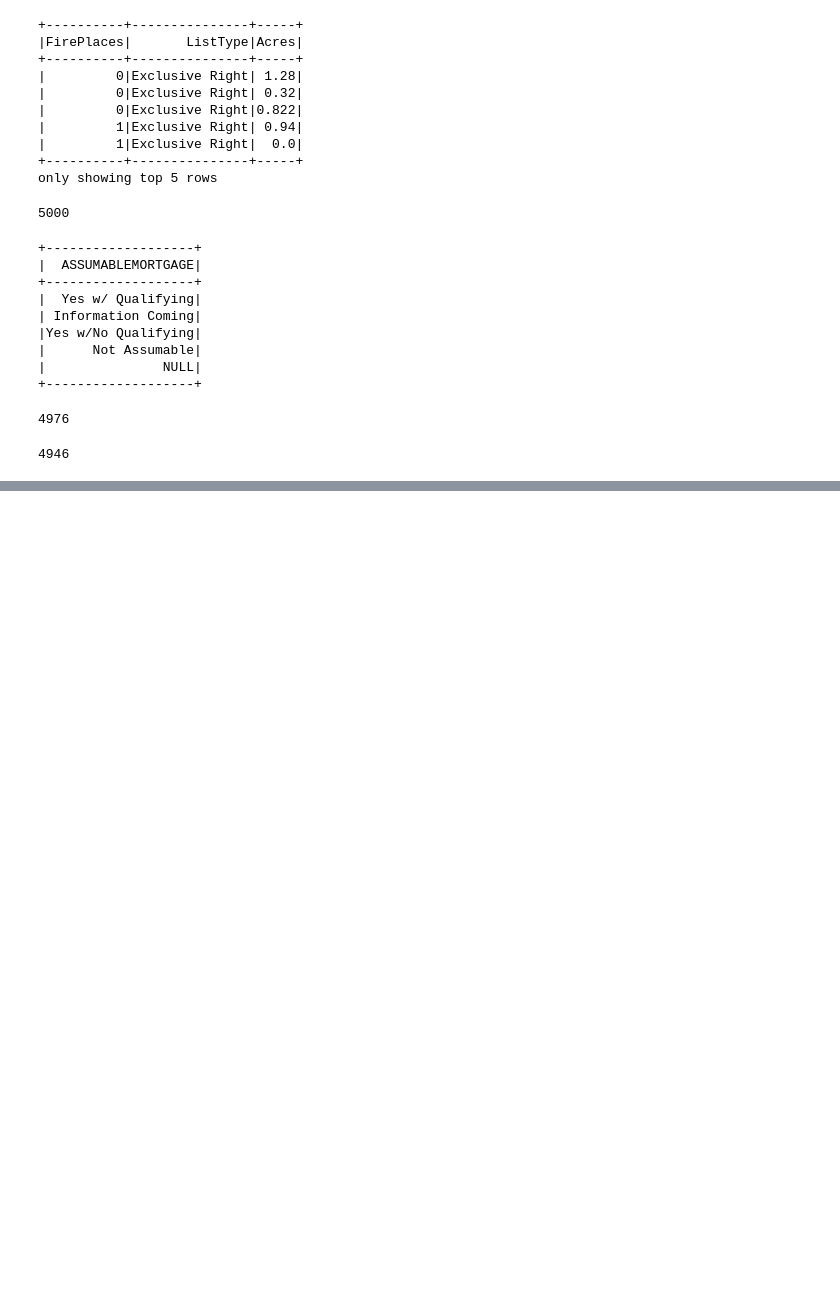
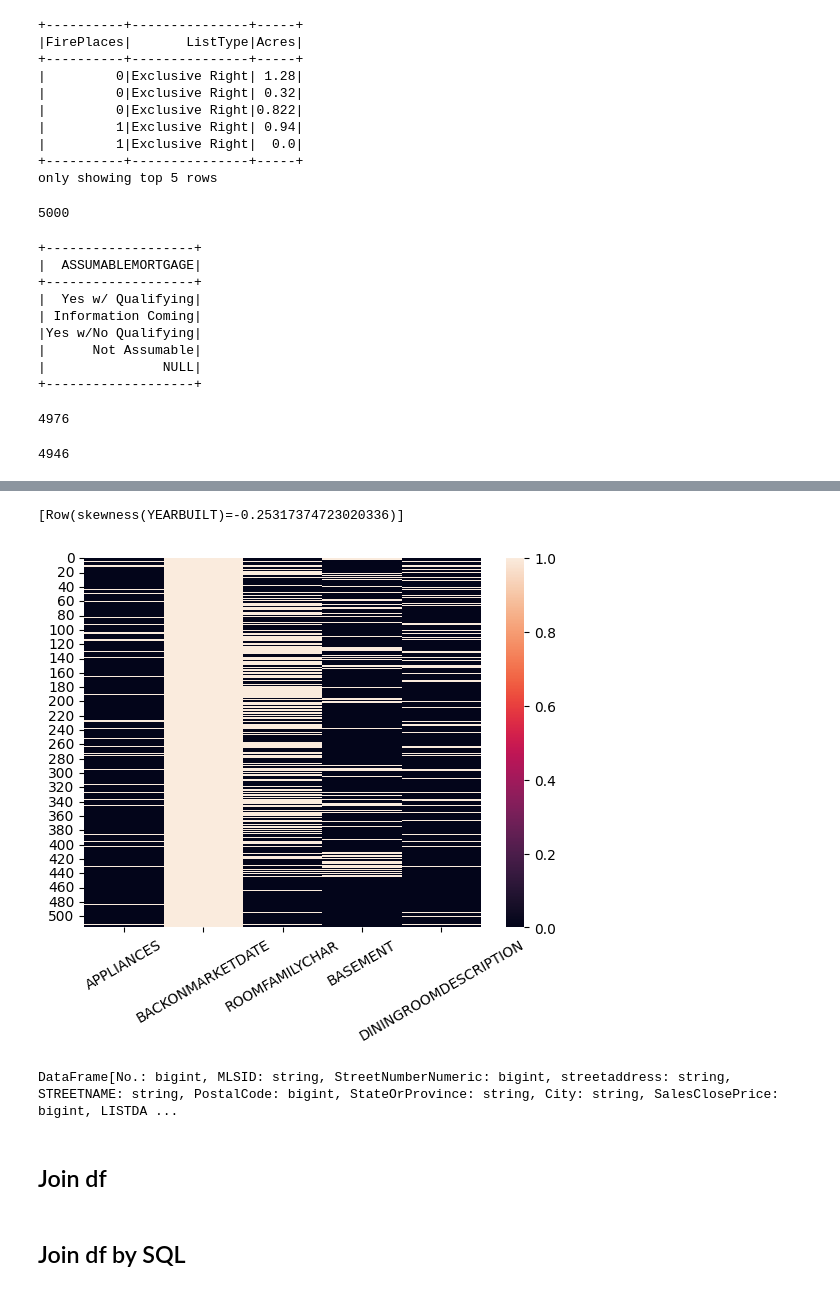
Before and after one commit to wisarootl/big-data-with-pyspark, a Jupyter notebook: feature-engineering-with-pyspark/02.ipynb, the cells around one changed output, grey strips where cells are left out. Cells and saved outputs as stored; diff of their text form; code cells hidden in the pictures; blank space fills up the shorter version.

Commit message:
feat: update feature-engineering-with-pyspark chapter 2

```diff
--- a/feature-engineering-with-pyspark/02.ipynb
+++ b/feature-engineering-with-pyspark/02.ipynb
@@ -86,0 +89,12 @@ print(df.count())
+# %%
+# Define max and min values and collect them
+max_days = df.agg({'DAYSONMARKET': 'max'}).collect()[0][0]
+min_days = df.agg({'DAYSONMARKET': 'min'}).collect()[0][0]
+
+# Create a new column based off the scaled data
+df = df.withColumn('percentage_scaled_days',
+                  round((df['DAYSONMARKET'] - min_days) / (max_days - min_days)) * 100)
+
+# Calc max and min for new column
+print(df.agg({'percentage_scaled_days': 'max'}).collect())
+print(df.agg({'percentage_scaled_days': 'min'}).collect())
@@ -86,0 +104,2 @@ print(df.count())
+# %%
+cols_to_scale = ['FOUNDATIONSIZE', 'DAYSONMARKET', 'FIREPLACES']
@@ -86,0 +140,16 @@ print(df.count())
+# %%
+from pyspark.sql.functions import log
+
+# Compute the skewness
+print(df.agg({'YEARBUILT': 'skewness'}).collect())
+
+# Calculate the max year
+max_year = df.agg({'YEARBUILT': 'max'}).collect()[0][0]
+
+# Create a new column of reflected data
+df = df.withColumn('Reflect_YearBuilt', (max_year + 1) - df['YEARBUILT'])
+
+# Create a new column based reflected data
+df = df.withColumn('adj_yearbuilt', 1 / log(df['Reflect_YearBuilt']))
+# %% [output]
+[Row(skewness(YEARBUILT)=-0.25317374723020336)]
@@ -86,0 +159,30 @@ print(df.count())
+# %%
+columns = ['APPLIANCES', 'BACKONMARKETDATE', 'ROOMFAMILYCHAR', 'BASEMENT', 'DININGROOMDESCRIPTION']
+# %%
+sample_df = df.select(columns).sample(False, 0.1, 42)
+pandas_df = sample_df.toPandas()
+
+# Convert all values to T/F
+tf_df = pandas_df.isnull()
+
+# Plot it
+sns.heatmap(data=tf_df)
+plt.xticks(rotation=30, fontsize=10)
+plt.yticks(rotation=0, fontsize=10)
+plt.show()
+
+# Set the answer to the column with the most missing data
+answer = 'BACKONMARKETDATE'
+# %% [output]
+[figure, added]
+# %%
+# Count missing rows
+missing = df.where(df['PDOM'].isNull()).count()
+
+# Calculate the mean value
+col_mean = df.agg({'PDOM': 'mean'}).collect()[0][0]
+
+# Replacing with the mean value for that column
+df.fillna(col_mean, subset=['PDOM'])
+# %% [output]
+DataFrame[No.: bigint, MLSID: string, StreetNumberNumeric: bigint, streetaddress: string, STREETNAME: string, PostalCode: bigint, StateOrProvince: string, City: string, SalesClosePrice: bigint, LISTDA ...
@@ -86,0 +204,2 @@ print(df.count())
+# %% [markdown]
+## Join df
@@ -86,0 +222,2 @@ print(df.count())
+# %% [markdown]
+## Join df by SQL
```
Also changed, not shown: parts of 7 cells of this notebook.
